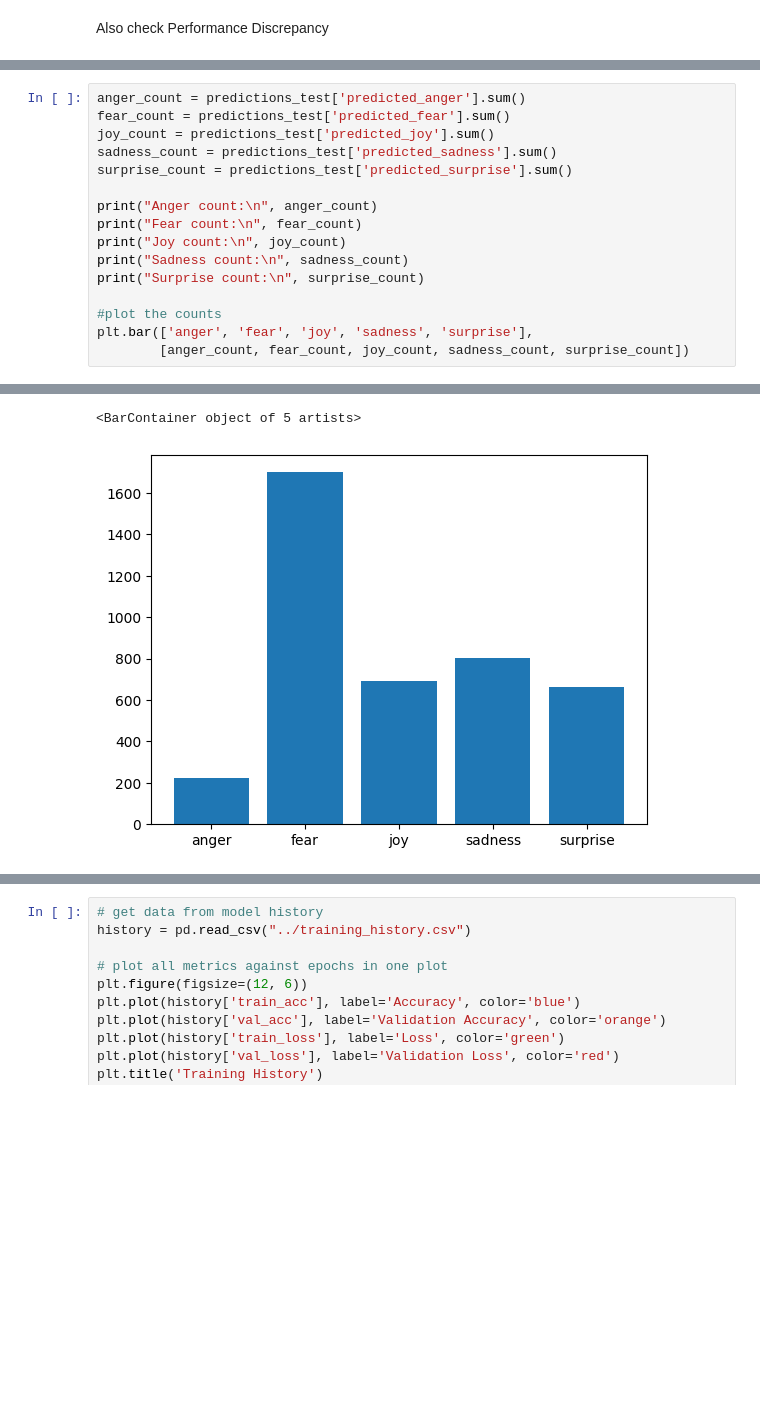
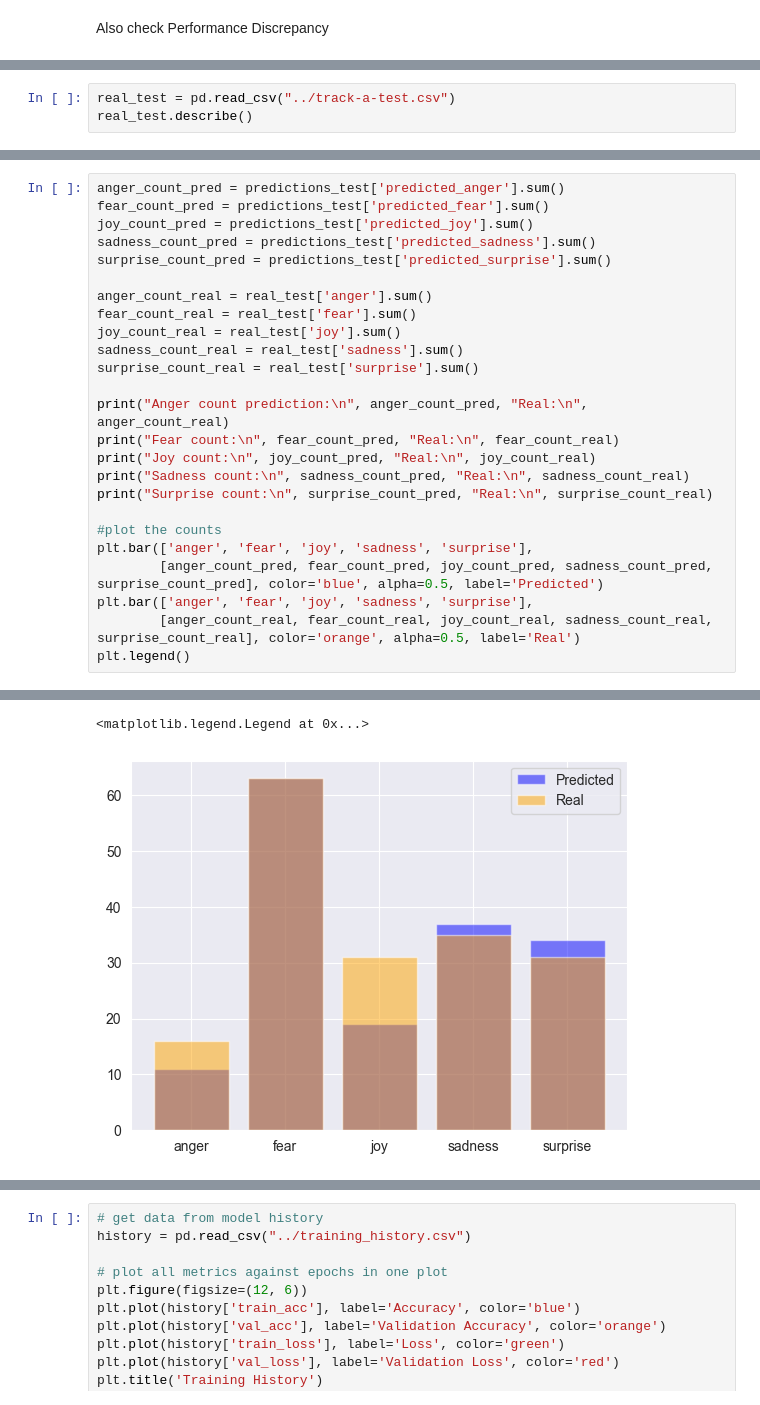
Before and after one commit to niklasbaun/EmoClassifier, a Jupyter notebook: Classifier/Getting familiar.ipynb, the cells around one changed output, grey strips where cells are left out. Drawn from its saved outputs; the diff is of its cells as text; blank space fills up the shorter version.

Commit message:
mroe graphs

```diff
--- a/Classifier/Getting familiar.ipynb
+++ b/Classifier/Getting familiar.ipynb
@@ -279 +281,4 @@ predictions_test.describe()
 | max | 1.000000 | 1.000000 | 1.000000 | 1.000000 | 1.000000 |
+# %%
+real_test = pd.read_csv("../track-a-test.csv")
+real_test.describe()
@@ -280,17 +295,26 @@ predictions_test.describe()
 # %%
-anger_count = predictions_test['predicted_anger'].sum()
-fear_count = predictions_test['predicted_fear'].sum()
-joy_count = predictions_test['predicted_joy'].sum()
-sadness_count = predictions_test['predicted_sadness'].sum()
-surprise_count = predictions_test['predicted_surprise'].sum()
+anger_count_pred = predictions_test['predicted_anger'].sum()
+fear_count_pred = predictions_test['predicted_fear'].sum()
+joy_count_pred = predictions_test['predicted_joy'].sum()
+sadness_count_pred = predictions_test['predicted_sadness'].sum()
+surprise_count_pred = predictions_test['predicted_surprise'].sum()
 
-print("Anger count:\n", anger_count)
-print("Fear count:\n", fear_count)
-print("Joy count:\n", joy_count)
-print("Sadness count:\n", sadness_count)
-print("Surprise count:\n", surprise_count)
+anger_count_real = real_test['anger'].sum()
+fear_count_real = real_test['fear'].sum()
+joy_count_real = real_test['joy'].sum()
+sadness_count_real = real_test['sadness'].sum()
+surprise_count_real = real_test['surprise'].sum()
+
+print("Anger count prediction:\n", anger_count_pred, "Real:\n", anger_count_real)
+print("Fear count:\n", fear_count_pred, "Real:\n", fear_count_real)
+print("Joy count:\n", joy_count_pred, "Real:\n", joy_count_real)
+print("Sadness count:\n", sadness_count_pred, "Real:\n", sadness_count_real)
+print("Surprise count:\n", surprise_count_pred, "Real:\n", surprise_count_real)
 
 #plot the counts
 plt.bar(['anger', 'fear', 'joy', 'sadness', 'surprise'],
-        [anger_count, fear_count, joy_count, sadness_count, surprise_count])
+        [anger_count_pred, fear_count_pred, joy_count_pred, sadness_count_pred, surprise_count_pred], color='blue', alpha=0.5, label='Predicted')
+plt.bar(['anger', 'fear', 'joy', 'sadness', 'surprise'],
+        [anger_count_real, fear_count_real, joy_count_real, sadness_count_real, surprise_count_real], color='orange', alpha=0.5, label='Real')
+plt.legend()
 # %% [output]
@@ -307,3 +336,3 @@ Surprise count:
-<BarContainer object of 5 artists>
+<matplotlib.legend.Legend at 0x...>
-[figure, old version]
+[figure, new version]
 # %%
```
Also changed, not shown: parts of 14 cells of this notebook, 12 other files.
